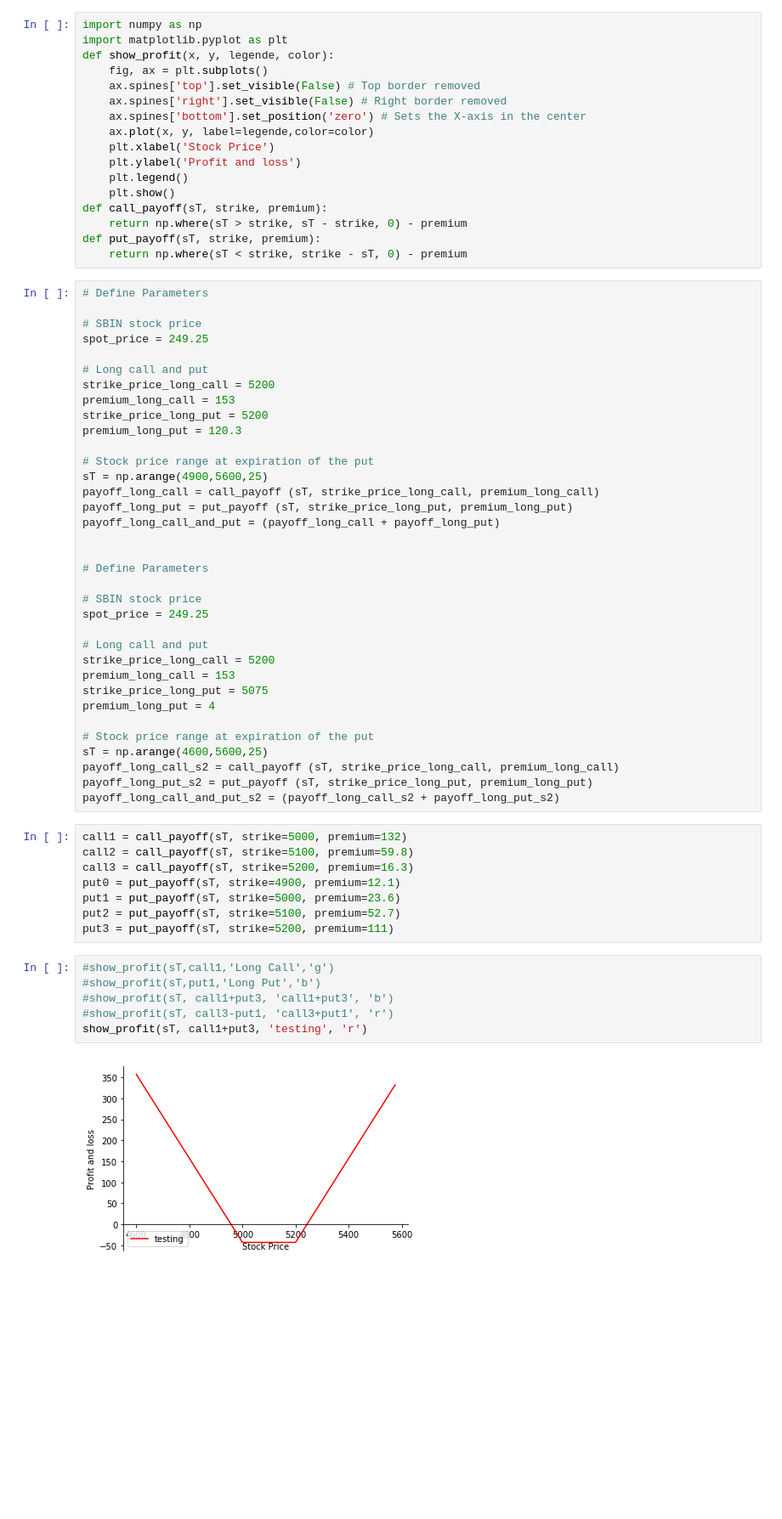
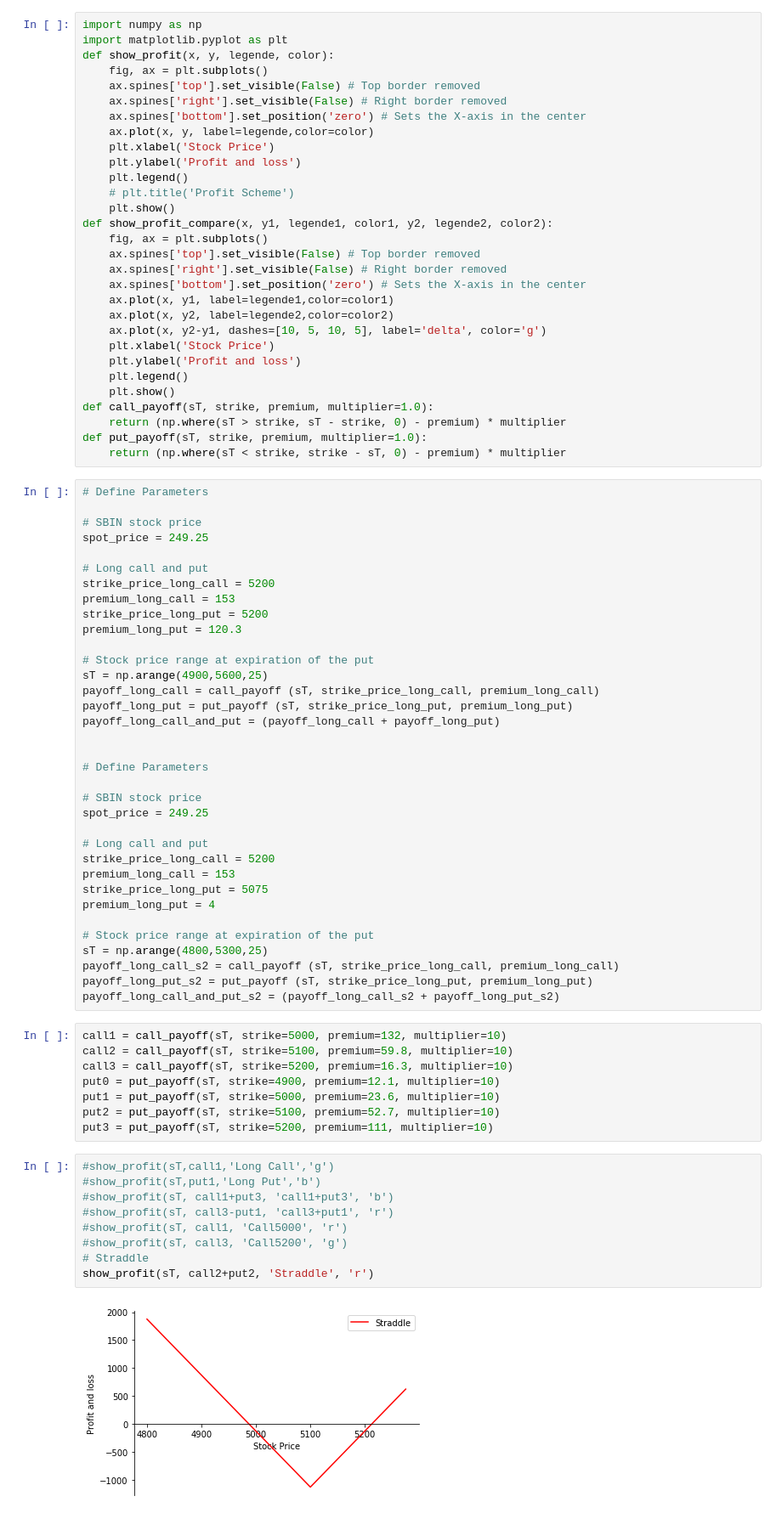
Before and after one commit to splanquart/spoption, a Jupyter notebook: pricing_call.ipynb, the cells around one changed output. Shown at 85% size. Saved outputs shown, nothing was run; the diff lists cells and outputs as text; blank space fills up the shorter version.

Commit message:
first step of Graphs, Options and Strategies

```diff
--- a/pricing_call.ipynb
+++ b/pricing_call.ipynb
@@ -10,11 +10,24 @@ def show_profit(x, y, legende, color):
     plt.xlabel('Stock Price')
     plt.ylabel('Profit and loss')
     plt.legend()
+    # plt.title('Profit Scheme')
     plt.show()
-def call_payoff(sT, strike, premium):
-    return np.where(sT > strike, sT - strike, 0) - premium
-def put_payoff(sT, strike, premium):
-    return np.where(sT < strike, strike - sT, 0) - premium
+def show_profit_compare(x, y1, legende1, color1, y2, legende2, color2):
+    fig, ax = plt.subplots()
+    ax.spines['top'].set_visible(False) # Top border removed
+    ax.spines['right'].set_visible(False) # Right border removed
+    ax.spines['bottom'].set_position('zero') # Sets the X-axis in the center
+    ax.plot(x, y1, label=legende1,color=color1)
+    ax.plot(x, y2, label=legende2,color=color2)
+    ax.plot(x, y2-y1, dashes=[10, 5, 10, 5], label='delta', color='g')
+    plt.xlabel('Stock Price')
+    plt.ylabel('Profit and loss')
+    plt.legend()
+    plt.show()
+def call_payoff(sT, strike, premium, multiplier=1.0):
+    return (np.where(sT > strike, sT - strike, 0) - premium) * multiplier
+def put_payoff(sT, strike, premium, multiplier=1.0):
+    return (np.where(sT < strike, strike - sT, 0) - premium) * multiplier
 # %%
 # Define Parameters
 
@@ -46,23 +59,26 @@ strike_price_long_put = 5075
 premium_long_put = 4
 
 # Stock price range at expiration of the put
-sT = np.arange(4600,5600,25)
+sT = np.arange(4800,5300,25)
 payoff_long_call_s2 = call_payoff (sT, strike_price_long_call, premium_long_call)
 payoff_long_put_s2 = put_payoff (sT, strike_price_long_put, premium_long_put)
 payoff_long_call_and_put_s2 = (payoff_long_call_s2 + payoff_long_put_s2)
 # %%
-call1 = call_payoff(sT, strike=5000, premium=132)
-call2 = call_payoff(sT, strike=5100, premium=59.8)
-call3 = call_payoff(sT, strike=5200, premium=16.3)
-put0 = put_payoff(sT, strike=4900, premium=12.1)
-put1 = put_payoff(sT, strike=5000, premium=23.6)
-put2 = put_payoff(sT, strike=5100, premium=52.7)
-put3 = put_payoff(sT, strike=5200, premium=111)
+call1 = call_payoff(sT, strike=5000, premium=132, multiplier=10)
+call2 = call_payoff(sT, strike=5100, premium=59.8, multiplier=10)
+call3 = call_payoff(sT, strike=5200, premium=16.3, multiplier=10)
+put0 = put_payoff(sT, strike=4900, premium=12.1, multiplier=10)
+put1 = put_payoff(sT, strike=5000, premium=23.6, multiplier=10)
+put2 = put_payoff(sT, strike=5100, premium=52.7, multiplier=10)
+put3 = put_payoff(sT, strike=5200, premium=111, multiplier=10)
 # %%
 #show_profit(sT,call1,'Long Call','g')
 #show_profit(sT,put1,'Long Put','b')
 #show_profit(sT, call1+put3, 'call1+put3', 'b')
 #show_profit(sT, call3-put1, 'call3+put1', 'r')
-show_profit(sT, call1+put3, 'testing', 'r')
+#show_profit(sT, call1, 'Call5000', 'r')
+#show_profit(sT, call3, 'Call5200', 'g')
+# Straddle
+show_profit(sT, call2+put2, 'Straddle', 'r')
 # %% [output]
-[figure, old version]
+[figure, new version]
```
Also changed, not shown: parts of 4 cells of this notebook, 6 other files.
